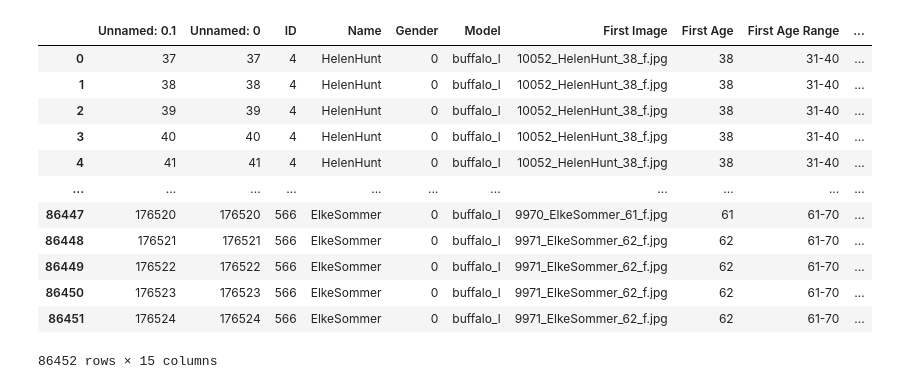
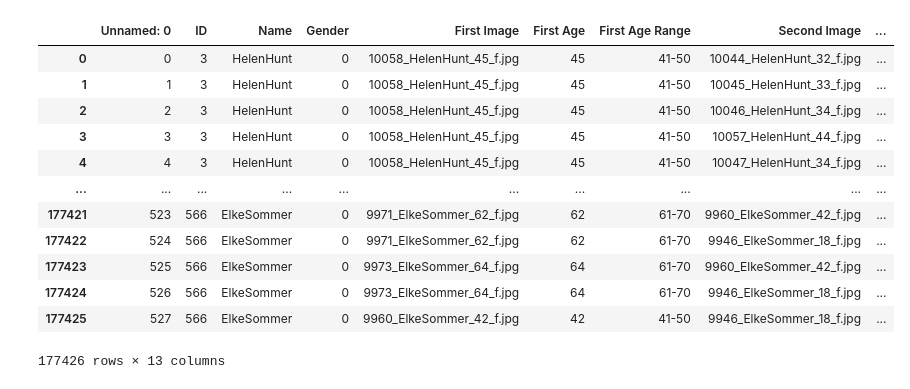
Before and after one commit to ivarblohm/FaceProject, a Jupyter notebook: PCASingle.ipynb, the cells around one changed output. Cells and saved outputs as stored; diff of their text form; code cells hidden in the pictures.

```diff
--- a/PCASingle.ipynb
+++ b/PCASingle.ipynb
@@ -10,19 +10,19 @@ from sklearn.decomposition import PCA
 # %%
 # Get our latest dataframe
 
-df_all_images = pd.read_csv("createdCSV/AgeDB_Sim_Feat_Result.csv")
-df_all_images
+AgeDB_images = pd.read_csv("createdCSV/AgeDB_result.csv")
+AgeDB_images
 # %% [output]
-|  | Unnamed: 0.1 | Unnamed: 0 | ID | Name | Gender | Model | First Image | First Age | First Age Range | ... |
-| 0 | 37 | 37 | 4 | HelenHunt | 0 | buffalo_l | 10052_HelenHunt_38_f.jpg | 38 | 31-40 | ... |
-| 1 | 38 | 38 | 4 | HelenHunt | 0 | buffalo_l | 10052_HelenHunt_38_f.jpg | 38 | 31-40 | ... |
-| 2 | 39 | 39 | 4 | HelenHunt | 0 | buffalo_l | 10052_HelenHunt_38_f.jpg | 38 | 31-40 | ... |
-| 3 | 40 | 40 | 4 | HelenHunt | 0 | buffalo_l | 10052_HelenHunt_38_f.jpg | 38 | 31-40 | ... |
-| 4 | 41 | 41 | 4 | HelenHunt | 0 | buffalo_l | 10052_HelenHunt_38_f.jpg | 38 | 31-40 | ... |
-| ... | ... | ... | ... | ... | ... | ... | ... | ... | ... | ... |
-| 86447 | 176520 | 176520 | 566 | ElkeSommer | 0 | buffalo_l | 9970_ElkeSommer_61_f.jpg | 61 | 61-70 | ... |
-| 86448 | 176521 | 176521 | 566 | ElkeSommer | 0 | buffalo_l | 9971_ElkeSommer_62_f.jpg | 62 | 61-70 | ... |
-| 86449 | 176522 | 176522 | 566 | ElkeSommer | 0 | buffalo_l | 9971_ElkeSommer_62_f.jpg | 62 | 61-70 | ... |
-| 86450 | 176523 | 176523 | 566 | ElkeSommer | 0 | buffalo_l | 9971_ElkeSommer_62_f.jpg | 62 | 61-70 | ... |
-| 86451 | 176524 | 176524 | 566 | ElkeSommer | 0 | buffalo_l | 9971_ElkeSommer_62_f.jpg | 62 | 61-70 | ... |
+|  | Unnamed: 0 | ID | Name | Gender | First Image | First Age | First Age Range | Second Image | ... |
+| 0 | 0 | 3 | HelenHunt | 0 | 10058_HelenHunt_45_f.jpg | 45 | 41-50 | 10044_HelenHunt_32_f.jpg | ... |
+| 1 | 1 | 3 | HelenHunt | 0 | 10058_HelenHunt_45_f.jpg | 45 | 41-50 | 10045_HelenHunt_33_f.jpg | ... |
+| 2 | 2 | 3 | HelenHunt | 0 | 10058_HelenHunt_45_f.jpg | 45 | 41-50 | 10046_HelenHunt_34_f.jpg | ... |
+| 3 | 3 | 3 | HelenHunt | 0 | 10058_HelenHunt_45_f.jpg | 45 | 41-50 | 10057_HelenHunt_44_f.jpg | ... |
+| 4 | 4 | 3 | HelenHunt | 0 | 10058_HelenHunt_45_f.jpg | 45 | 41-50 | 10047_HelenHunt_34_f.jpg | ... |
+| ... | ... | ... | ... | ... | ... | ... | ... | ... | ... |
+| 177421 | 523 | 566 | ElkeSommer | 0 | 9971_ElkeSommer_62_f.jpg | 62 | 61-70 | 9960_ElkeSommer_42_f.jpg | ... |
+| 177422 | 524 | 566 | ElkeSommer | 0 | 9971_ElkeSommer_62_f.jpg | 62 | 61-70 | 9946_ElkeSommer_18_f.jpg | ... |
+| 177423 | 525 | 566 | ElkeSommer | 0 | 9973_ElkeSommer_64_f.jpg | 64 | 61-70 | 9960_ElkeSommer_42_f.jpg | ... |
+| 177424 | 526 | 566 | ElkeSommer | 0 | 9973_ElkeSommer_64_f.jpg | 64 | 61-70 | 9946_ElkeSommer_18_f.jpg | ... |
+| 177425 | 527 | 566 | ElkeSommer | 0 | 9960_ElkeSommer_42_f.jpg | 42 | 41-50 | 9946_ElkeSommer_18_f.jpg | ... |
-86452 rows × 15 columns
+177426 rows × 13 columns
```
Also changed, not shown: parts of 14 cells of this notebook, 2 other files.
